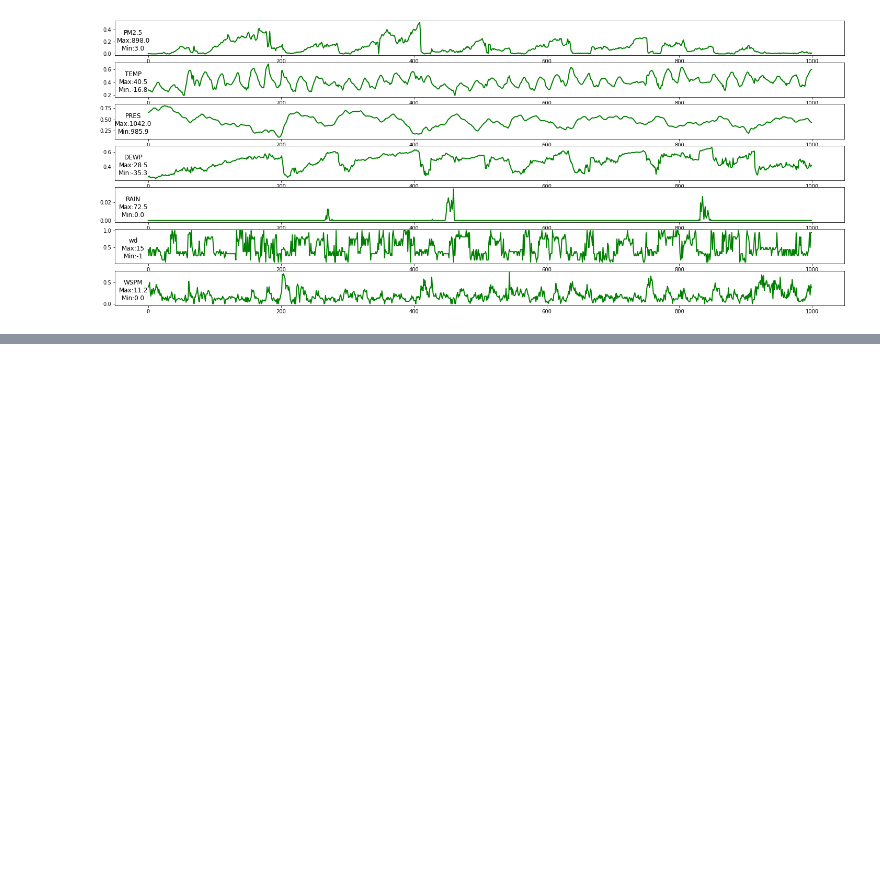
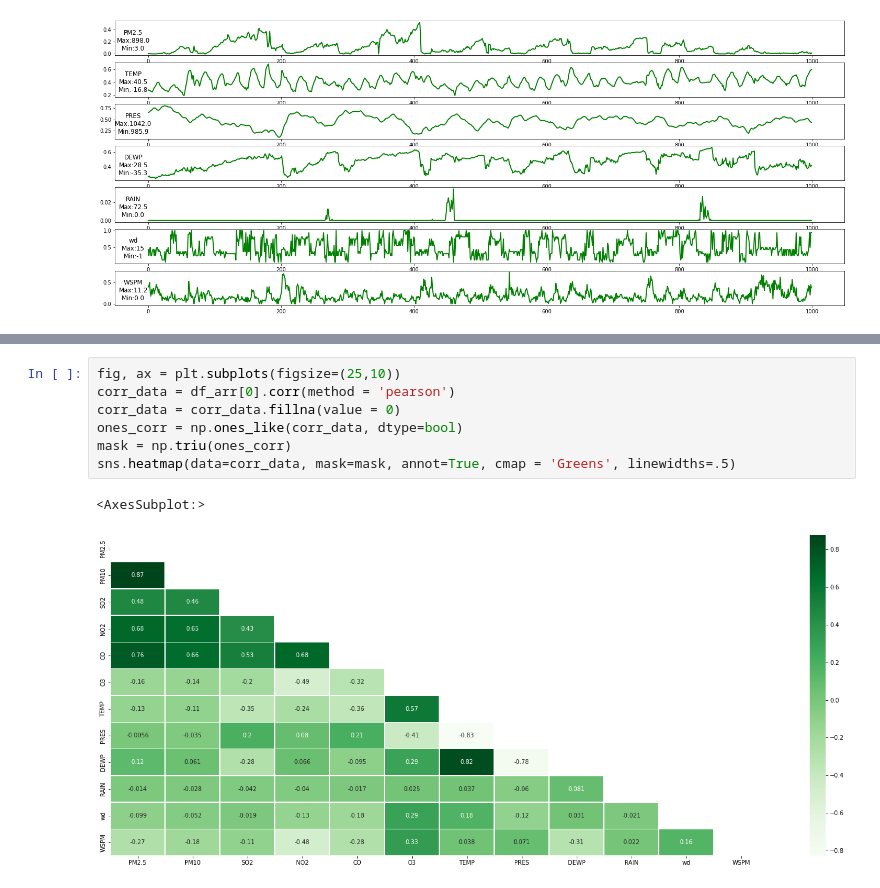
Before and after one commit to huyhoan1109/PM2.5_Multitask_Learning, a Jupyter notebook: visual.ipynb, the cells around one changed output, grey strips where cells are left out. Drawn from its saved outputs; the diff is of its cells as text; blank space fills up the shorter version.

```diff
--- a/visual.ipynb
+++ b/visual.ipynb
@@ -119,3 +118,13 @@ sns.heatmap(data=corr_data, mask=mask, annot=True, cmap = 'Greens', linewidths=.
 # %% [output]
 <AxesSubplot:>
 [figure]
+# %%
+fig, ax = plt.subplots(figsize=(25,10))
+corr_data = df_arr[0].corr(method = 'pearson')
+corr_data = corr_data.fillna(value = 0)
+ones_corr = np.ones_like(corr_data, dtype=bool)
+mask = np.triu(ones_corr)
+sns.heatmap(data=corr_data, mask=mask, annot=True, cmap = 'Greens', linewidths=.5)
+# %% [output]
+<AxesSubplot:>
+[figure, added]
```
Also changed, not shown: parts of 2 cells of this notebook, 12 other files.
